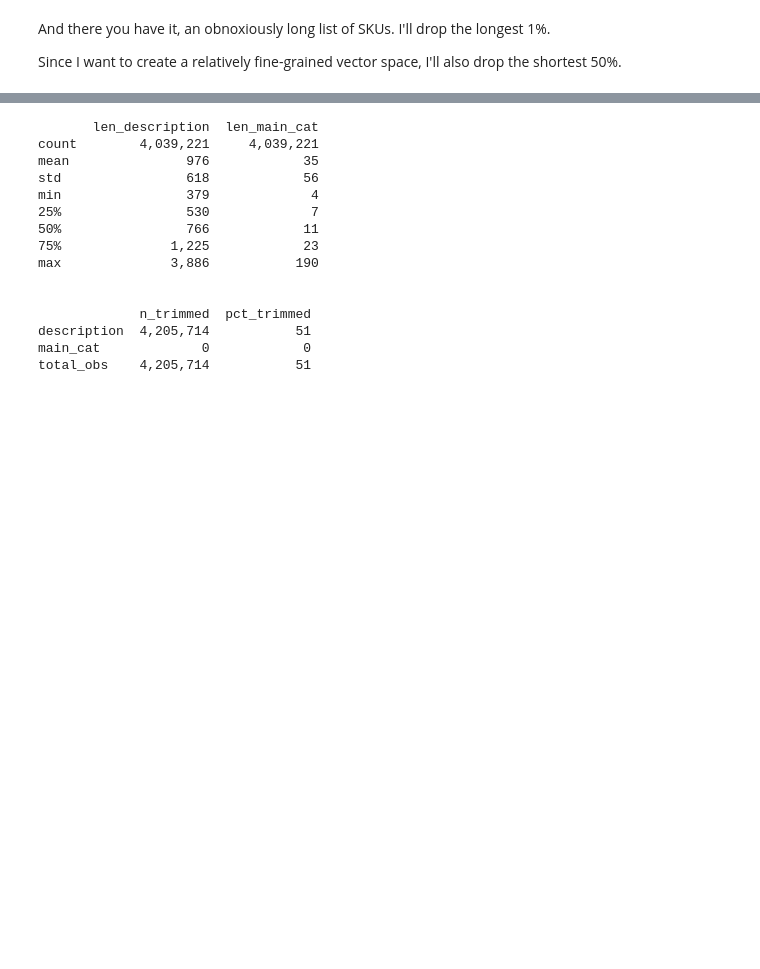
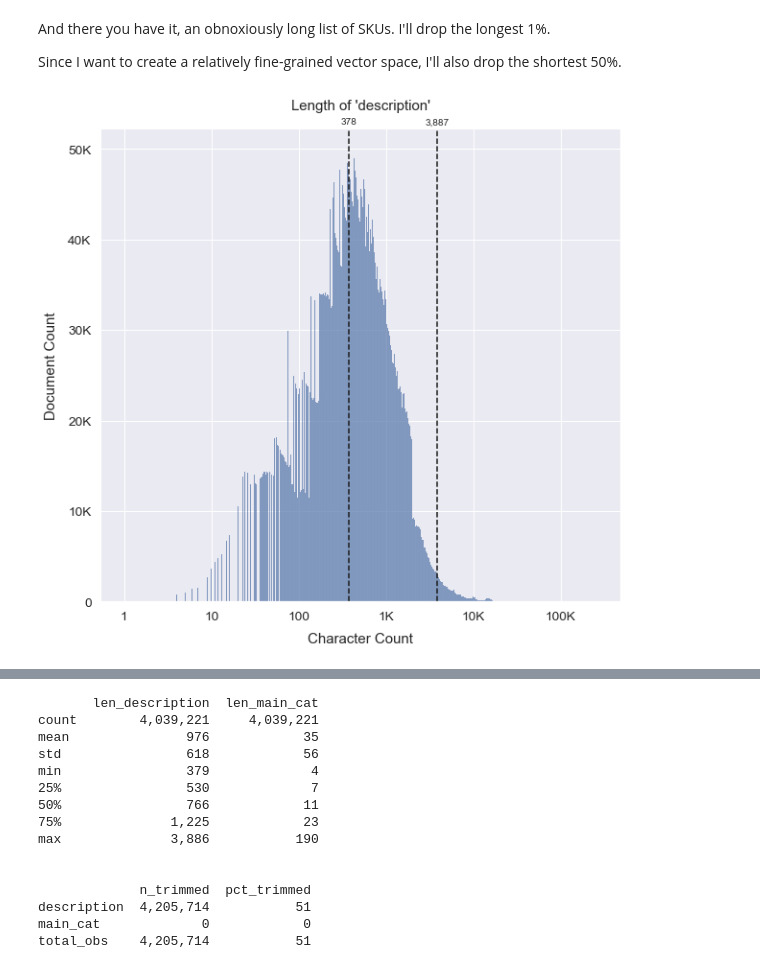
Before and after one commit to ndgigliotti/amazon-product-classifier, a Jupyter notebook: big_clean.ipynb, the cells around one changed output, grey strips where cells are left out. Drawn from its saved outputs; the diff is of its cells as text; code cells hidden in the pictures; blank space fills up the shorter version.

```diff
--- a/big_clean.ipynb
+++ b/big_clean.ipynb
@@ -119,7 +111,7 @@ if INIT_EXPORT:
 # Initial Pruning
 # %%
 cols = ["description", "main_cat", "asin"]
-df = dd.read_parquet("data/amazon", engine="pyarrow", columns=cols)
+df = dd.read_parquet("data/amazon_raw", engine="pyarrow", columns=cols)
 print(f"n_samples: {df.index.size.compute():,.0f}")
 df
 # %% [output]
@@ -286,3 +278,15 @@ df.at["B00LQDEF5Q", "description"]
 And there you have it, an obnoxiously long list of SKUs. I'll drop the longest 1%.
 
 Since I want to create a relatively fine-grained vector space, I'll also drop the shortest 50%.
+# %%
+fig = lang.length_dist(
+    data=df, subset="description", log_scale=True, tick_prec=0, height=8
+)
+ax = fig.get_axes()[0]
+lower = df.description.str.len().quantile(0.5)
+upper = df.description.str.len().quantile(0.99)
+plotting.annotate.draw_line(ax, x=lower)
+plotting.annotate.draw_line(ax, x=upper)
+fig.savefig("figures/length_outliers.svg", bbox_inches="tight")
+# %% [output]
+[figure, added]
```
Also changed, not shown: parts of 29 cells of this notebook, 29 other files.
